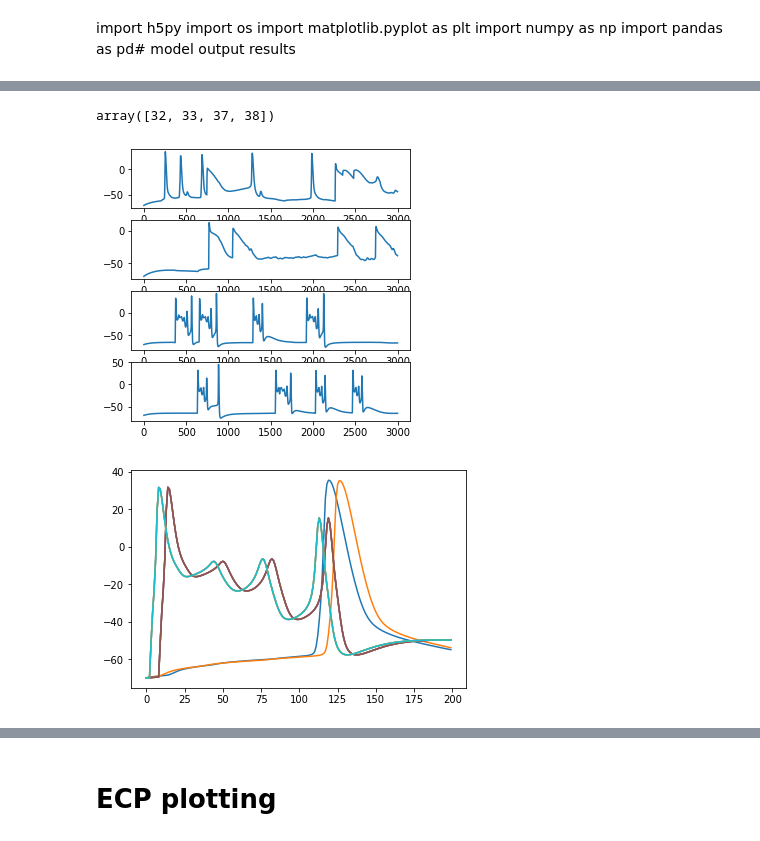
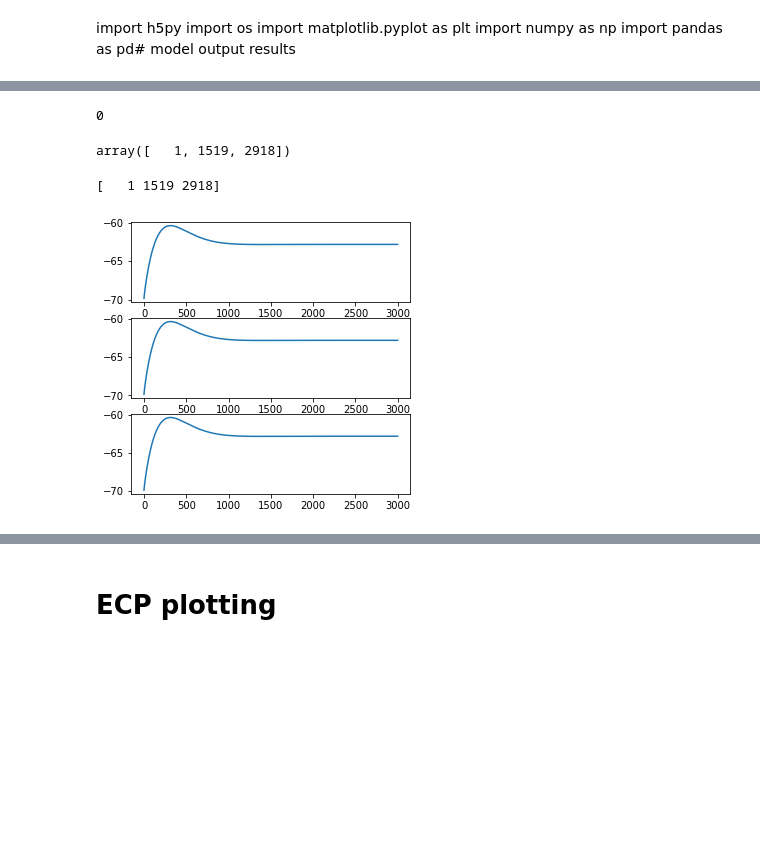
Before and after one commit to ddopp4877/CA1_model, a Jupyter notebook: CA1_exploration.ipynb, the cells around one changed output, grey strips where cells are left out. Drawn from its saved outputs; the diff is of its cells as text; code cells hidden in the pictures; blank space fills up the shorter version.

```diff
--- a/CA1_exploration.ipynb
+++ b/CA1_exploration.ipynb
@@ -367,3 +340,6 @@ spikesDF
+# %%
+f = h5py.File(os.path.join('output','spikes.h5'), 'r')
+spikesDF = SaveDataToDF(f)
 # %%
 f = h5py.File(os.path.join('output','v_report.h5'), 'r')
 traces = f['report/biophysical/data'][()]
@@ -371,17 +365,25 @@ f.close()
+# %%
+spikesDF['node_ids'][spikesDF['node_ids'] == 1].keys()[0]
+# %% [output]
+0
+# %%
+spikingCellIDs = np.unique(np.array(spikesDF['node_ids'],dtype=int))
+spikingCellIDs
+# %% [output]
+array([   1, 1519, 2918])
 # %%
 spikingCellIDs = np.unique(np.array(spikesDF['node_ids'],dtype=int))
+if len(spikingCellIDs) <=1:
+    print('only 1 spiking cell')
+    plt.plot(traces)
+else:
 
-fig,ax = plt.subplots(len(spikingCellIDs),figsize=(5,5))
-i = 0
-for cell in spikingCellIDs:
-    ax[i].plot(traces[:,cell])
-    i+=1
-spikingCellIDs
+    fig,ax = plt.subplots(len(spikingCellIDs),figsize=(5,5))
+    i = 0
+    for cell in spikingCellIDs:
+        ax[i].plot(traces[:,cell])
+        i+=1
+    print(spikingCellIDs)
 # %% [output]
-array([32, 33, 37, 38])
+[   1 1519 2918]
-[figure, old version]
+[figure, new version]
-# %%
-plt.plot(traces[:,np.array(spikesDF['node_ids'],dtype=int)][:200])
-plt.show()
-# %% [output]
-[figure, removed]
```
Also changed, not shown: parts of 57 cells of this notebook, 3 other files.
